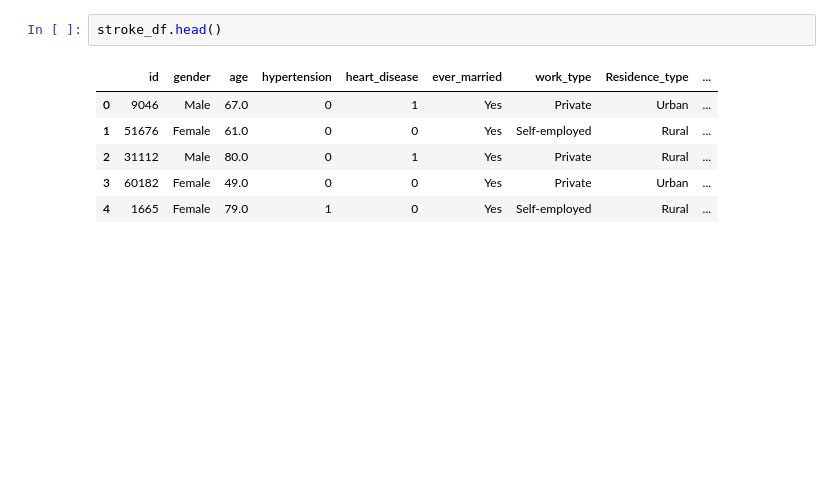
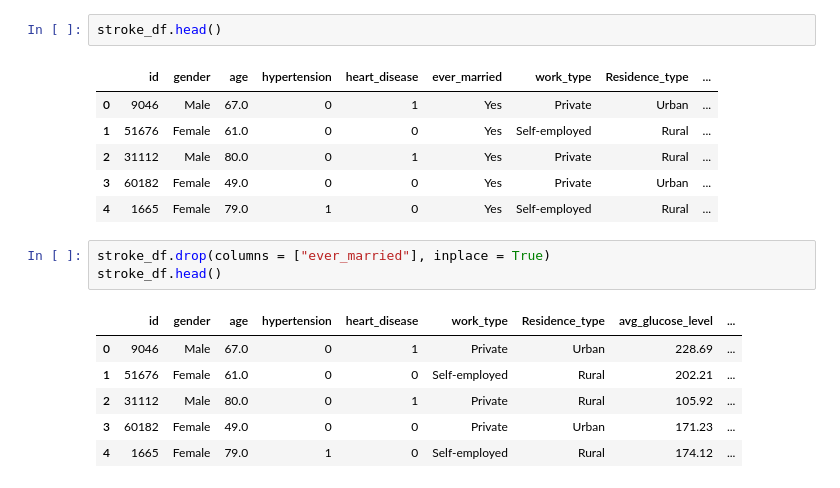
Before and after one commit to CatDawn29/Catherine-Project-2.0, a Jupyter notebook: Tippins_Project_2.ipynb, the cells around one changed output. Saved outputs shown, nothing was run; the diff lists cells and outputs as text; blank space fills up the shorter version.

```diff
--- a/Tippins_Project_2.ipynb
+++ b/Tippins_Project_2.ipynb
@@ -96,3 +65,13 @@ stroke_df.head()
 | 2 | 31112 | Male | 80.0 | 0 | 1 | Yes | Private | Rural | ... |
 | 3 | 60182 | Female | 49.0 | 0 | 0 | Yes | Private | Urban | ... |
 | 4 | 1665 | Female | 79.0 | 1 | 0 | Yes | Self-employed | Rural | ... |
+# %%
+stroke_df.drop(columns = ["ever_married"], inplace = True)
+stroke_df.head()
+# %% [output]
+|  | id | gender | age | hypertension | heart_disease | work_type | Residence_type | avg_glucose_level | ... |
+| 0 | 9046 | Male | 67.0 | 0 | 1 | Private | Urban | 228.69 | ... |
+| 1 | 51676 | Female | 61.0 | 0 | 0 | Self-employed | Rural | 202.21 | ... |
+| 2 | 31112 | Male | 80.0 | 0 | 1 | Private | Rural | 105.92 | ... |
+| 3 | 60182 | Female | 49.0 | 0 | 0 | Private | Urban | 171.23 | ... |
+| 4 | 1665 | Female | 79.0 | 1 | 0 | Self-employed | Rural | 174.12 | ... |
```
Also changed, not shown: parts of 27 cells of this notebook.
